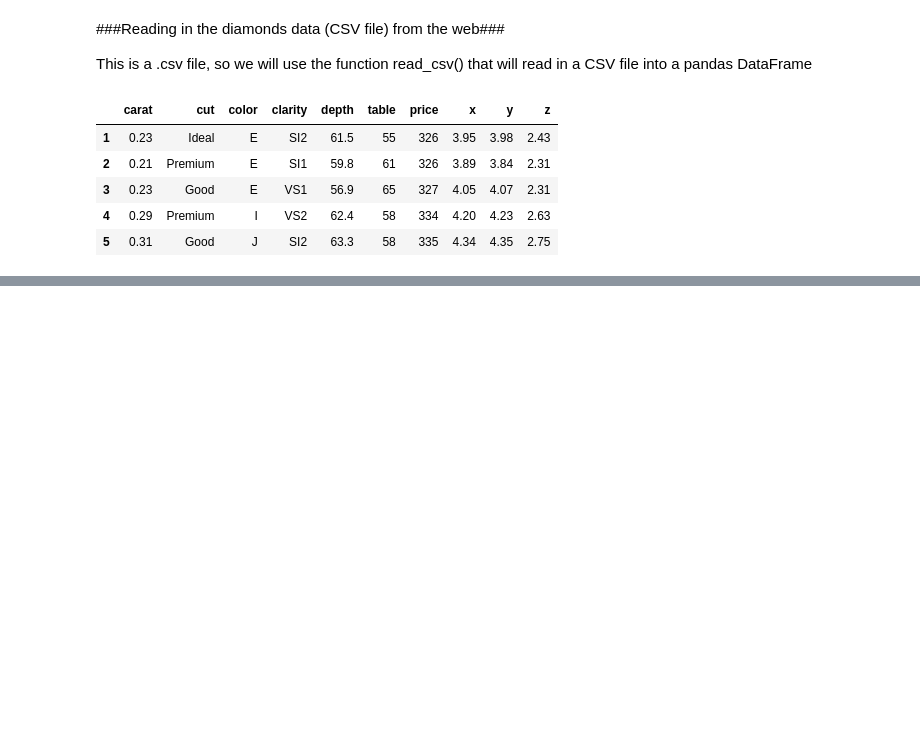
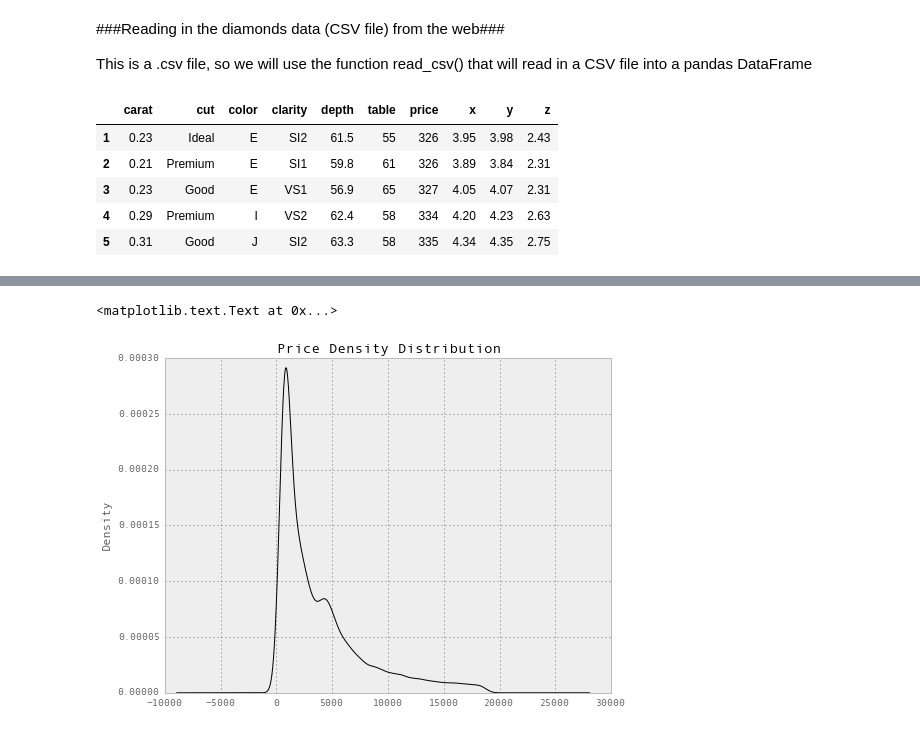
Before and after one commit to rohitx/Harvard_DataScience, a Jupyter notebook: Lab2.ipynb, the cells around one changed output, grey strips where cells are left out. Cells and saved outputs as stored; diff of their text form; code cells hidden in the pictures; blank space fills up the shorter version.

```diff
--- a/Lab2.ipynb
+++ b/Lab2.ipynb
@@ -30,0 +79,7 @@ diamonds.head()
+# %%
+# We can also plot the density of the price of diamonds
+diamonds['price'].plot(kind='kde', color = 'black', figsize=(8,6))
+plt.title('Price Density Distribution')
+# %% [output]
+<matplotlib.text.Text at 0x...>
+[figure, added]
```
Also changed, not shown: parts of 21 cells of this notebook, 1 other file.
